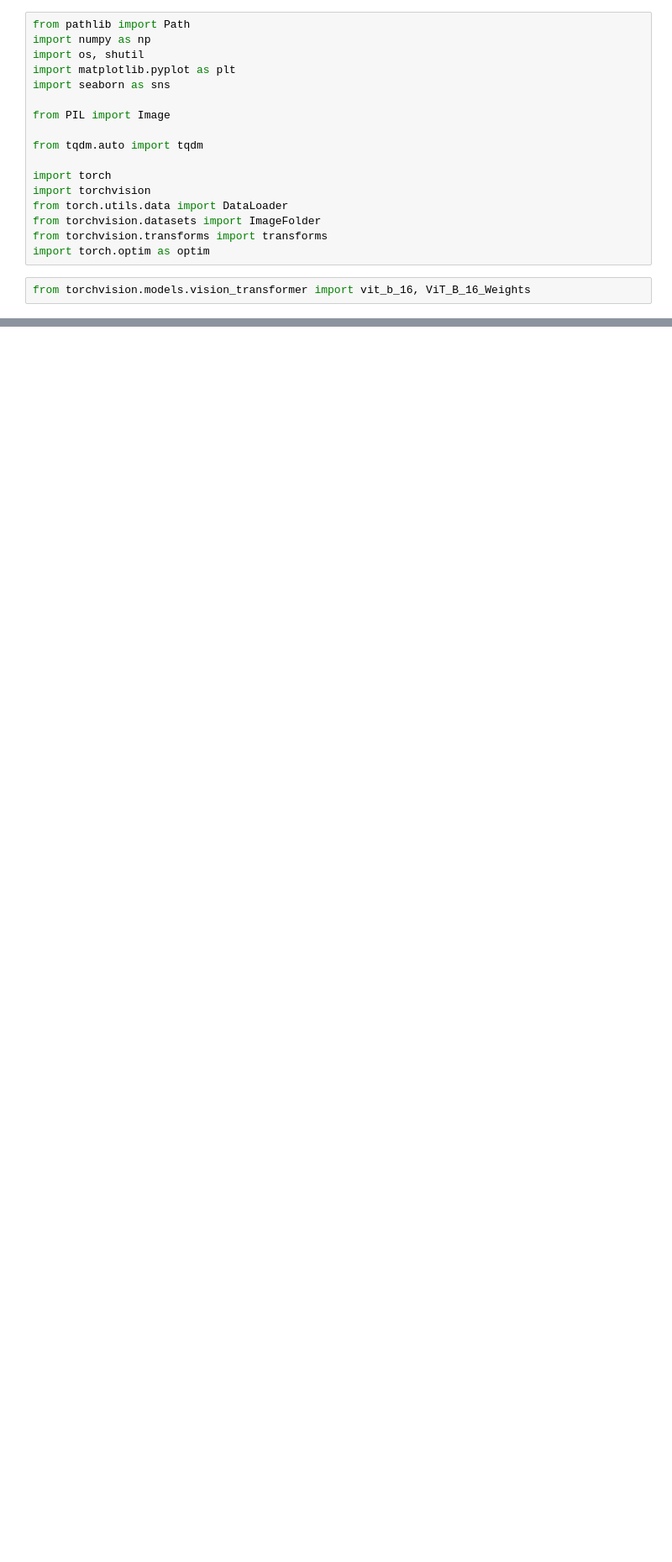
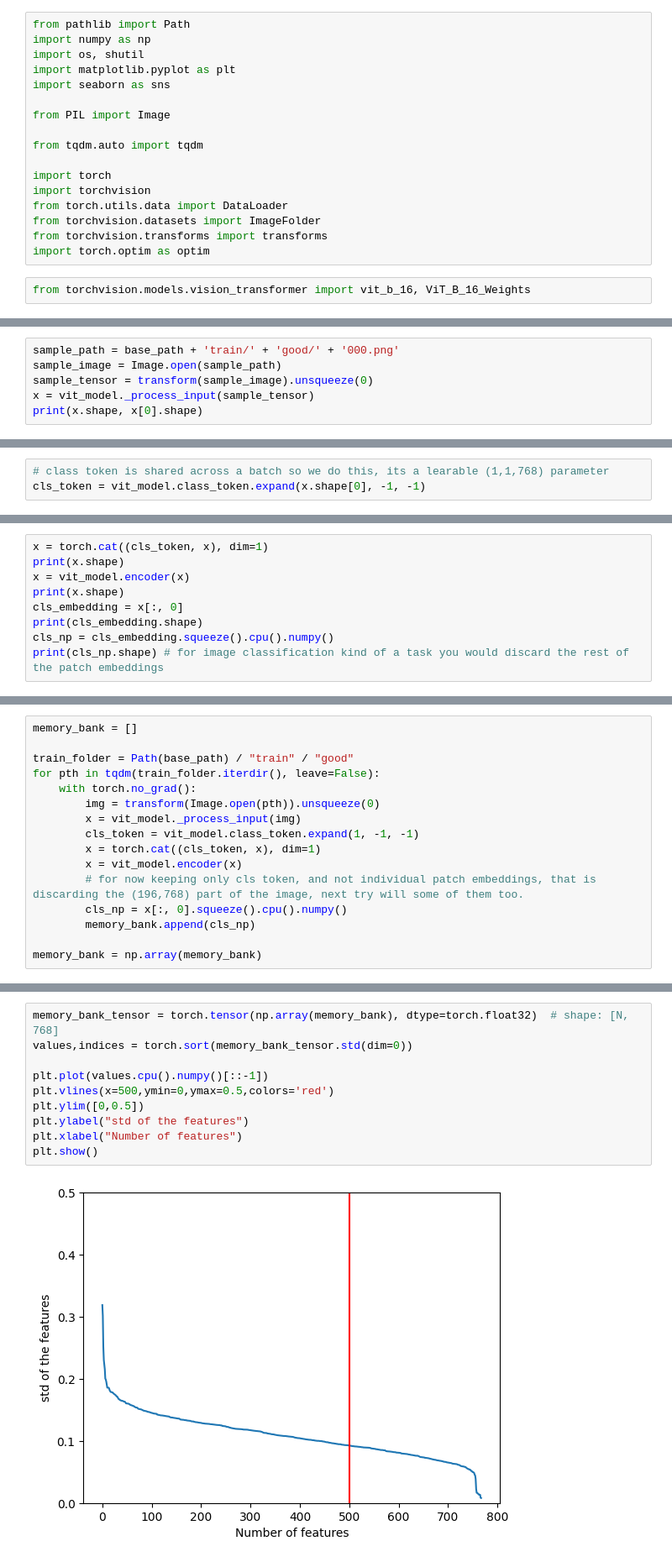
Before and after one commit to Dd1235/TinkerWithCV, a Jupyter notebook: MVTec_AD/vit_knn.ipynb, the cells around one changed output, grey strips where cells are left out. Shown at 84% size. Cells and saved outputs as stored; diff of their text form; blank space fills up the shorter version.

```diff
--- a/MVTec_AD/vit_knn.ipynb
+++ b/MVTec_AD/vit_knn.ipynb
@@ -60,0 +60,6 @@ vit_features = np.array(vit_features)  # shape: [N_images, 768]
+# %%
+sample_path = base_path + 'train/' + 'good/' + '000.png'
+sample_image = Image.open(sample_path)
+sample_tensor = transform(sample_image).unsqueeze(0)
+x = vit_model._process_input(sample_tensor)
+print(x.shape, x[0].shape)
@@ -60,0 +72,3 @@ vit_features = np.array(vit_features)  # shape: [N_images, 768]
+# %%
+# class token is shared across a batch so we do this, its a learable (1,1,768) parameter
+cls_token = vit_model.class_token.expand(x.shape[0], -1, -1)
@@ -60,0 +79,9 @@ vit_features = np.array(vit_features)  # shape: [N_images, 768]
+# %%
+x = torch.cat((cls_token, x), dim=1)
+print(x.shape)
+x = vit_model.encoder(x)
+print(x.shape)
+cls_embedding = x[:, 0]
+print(cls_embedding.shape)
+cls_np = cls_embedding.squeeze().cpu().numpy()
+print(cls_np.shape) # for image classification kind of a task you would discard the rest of the patch embeddings
@@ -60,0 +95,16 @@ vit_features = np.array(vit_features)  # shape: [N_images, 768]
+# %%
+memory_bank = []
+
+train_folder = Path(base_path) / "train" / "good"
+for pth in tqdm(train_folder.iterdir(), leave=False):
+    with torch.no_grad():
+        img = transform(Image.open(pth)).unsqueeze(0)
+        x = vit_model._process_input(img)
+        cls_token = vit_model.class_token.expand(1, -1, -1)
+        x = torch.cat((cls_token, x), dim=1)
+        x = vit_model.encoder(x)
+        # for now keeping only cls token, and not individual patch embeddings, that is discarding the (196,768) part of the image, next try will some of them too.
+        cls_np = x[:, 0].squeeze().cpu().numpy()
+        memory_bank.append(cls_np)
+
+memory_bank = np.array(memory_bank)
@@ -60,0 +202,12 @@ vit_features = np.array(vit_features)  # shape: [N_images, 768]
+# %%
+memory_bank_tensor = torch.tensor(np.array(memory_bank), dtype=torch.float32)  # shape: [N, 768]
+values,indices = torch.sort(memory_bank_tensor.std(dim=0))
+
+plt.plot(values.cpu().numpy()[::-1])
+plt.vlines(x=500,ymin=0,ymax=0.5,colors='red')
+plt.ylim([0,0.5])
+plt.ylabel("std of the features")
+plt.xlabel("Number of features")
+plt.show()
+# %% [output]
+[figure, added]
```
Also changed, not shown: parts of 27 cells of this notebook.
